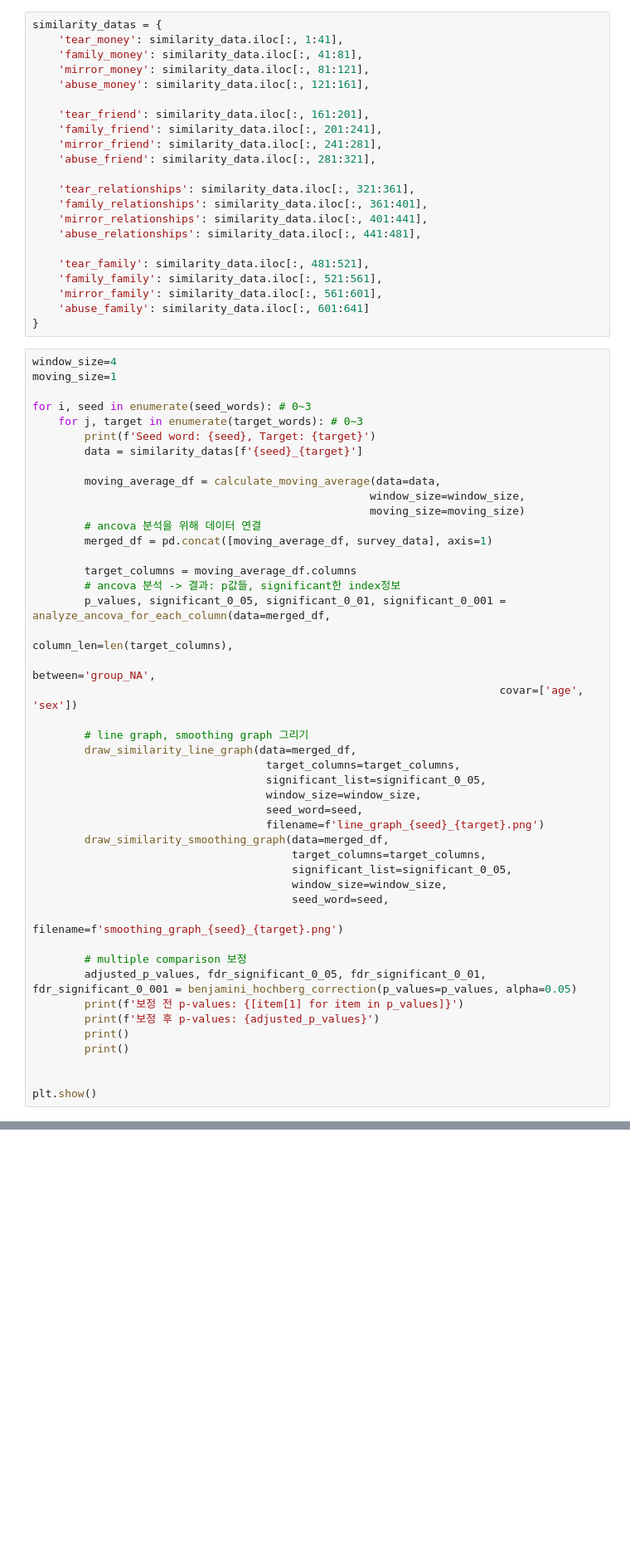
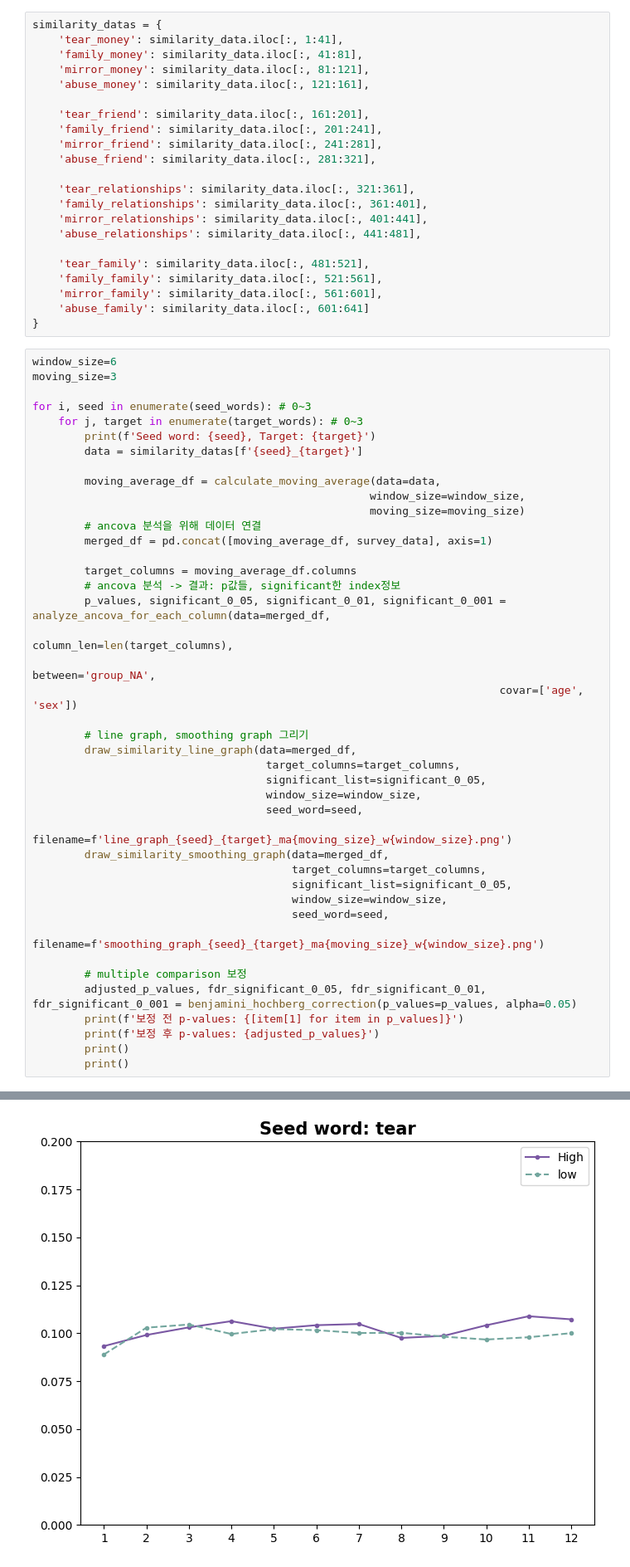
Before and after one commit to 2hyes/FAST_word2vec, a Jupyter notebook: research1/8_group_similarity_over_time.ipynb, the cells around one changed output, grey strips where cells are left out. Shown at 83% size. Cells and saved outputs as stored; diff of their text form; blank space fills up the shorter version.

```diff
--- a/research1/8_group_similarity_over_time.ipynb
+++ b/research1/8_group_similarity_over_time.ipynb
@@ -203,8 +211,8 @@ similarity_datas = {
     'abuse_family': similarity_data.iloc[:, 601:641]
 }
 # %%
-window_size=4
-moving_size=1
+window_size=6
+moving_size=3
 
 for i, seed in enumerate(seed_words): # 0~3
     for j, target in enumerate(target_words): # 0~3
@@ -230,13 +238,13 @@ for i, seed in enumerate(seed_words): # 0~3
                                     significant_list=significant_0_05,
                                     window_size=window_size,
                                     seed_word=seed,
-                                    filename=f'line_graph_{seed}_{target}.png')
+                                    filename=f'line_graph_{seed}_{target}_ma{moving_size}_w{window_size}.png')
         draw_similarity_smoothing_graph(data=merged_df,
                                         target_columns=target_columns,
                                         significant_list=significant_0_05,
                                         window_size=window_size,
                                         seed_word=seed,
-                                        filename=f'smoothing_graph_{seed}_{target}.png')
+                                        filename=f'smoothing_graph_{seed}_{target}_ma{moving_size}_w{window_size}.png')
 
         # multiple comparison 보정
         adjusted_p_values, fdr_significant_0_05, fdr_significant_0_01, fdr_significant_0_001 = benjamini_hochberg_correction(p_values=p_values, alpha=0.05)
@@ -244,9 +252,6 @@ for i, seed in enumerate(seed_words): # 0~3
         print(f'보정 후 p-values: {adjusted_p_values}')
         print()
         print()
-
-
-plt.show()
 # %% [output]
 Seed word: tear, Target: money
 Column 1 ANCOVA Results:
@@ -371,0 +392 @@ Column 1 ANCOVA Results:
+[figure, added]
```
Also changed, not shown: parts of 7 cells of this notebook, 1 other file.
